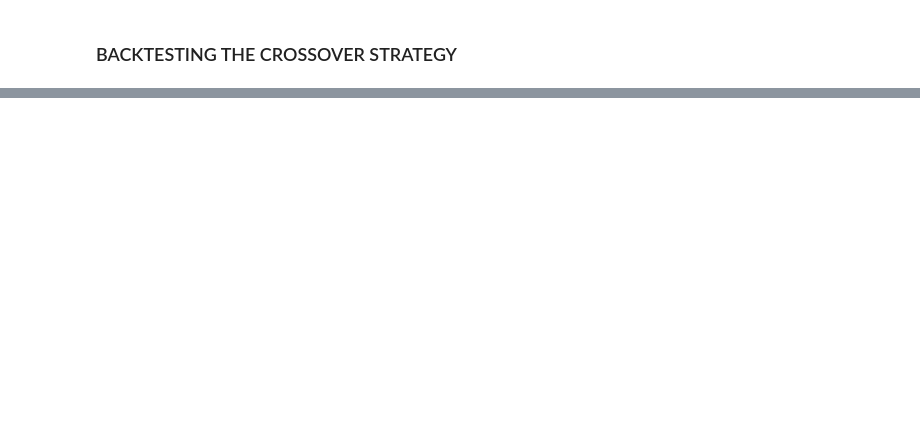
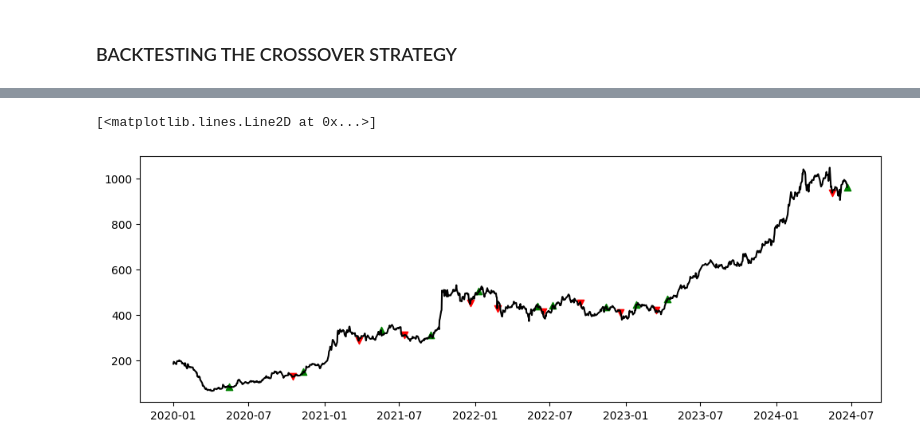
Before and after one commit to Rigava/Load-Nifty-Data, a Jupyter notebook: Technical NB/GC.ipynb, the cells around one changed output, grey strips where cells are left out. Cells and saved outputs as stored; diff of their text form; code cells hidden in the pictures; blank space fills up the shorter version.

```diff
--- a/Technical NB/GC.ipynb
+++ b/Technical NB/GC.ipynb
@@ -78,0 +153,8 @@ IndexError: single positional indexer is out-of-bounds
+# %%
+plt.figure(figsize=(12,4))
+plt.scatter(tatamotors.iloc[bi].index,tatamotors.iloc[bi].Close,marker="^",color='green')
+plt.scatter(tatamotors.iloc[si].index,tatamotors.iloc[si].Close,marker="v",color='red')
+plt.plot(tatamotors.Close,label ='Market Price',color='k')
+# %% [output]
+[<matplotlib.lines.Line2D at 0x...>]
+[figure, added]
```
Also changed, not shown: parts of 26 cells of this notebook.
